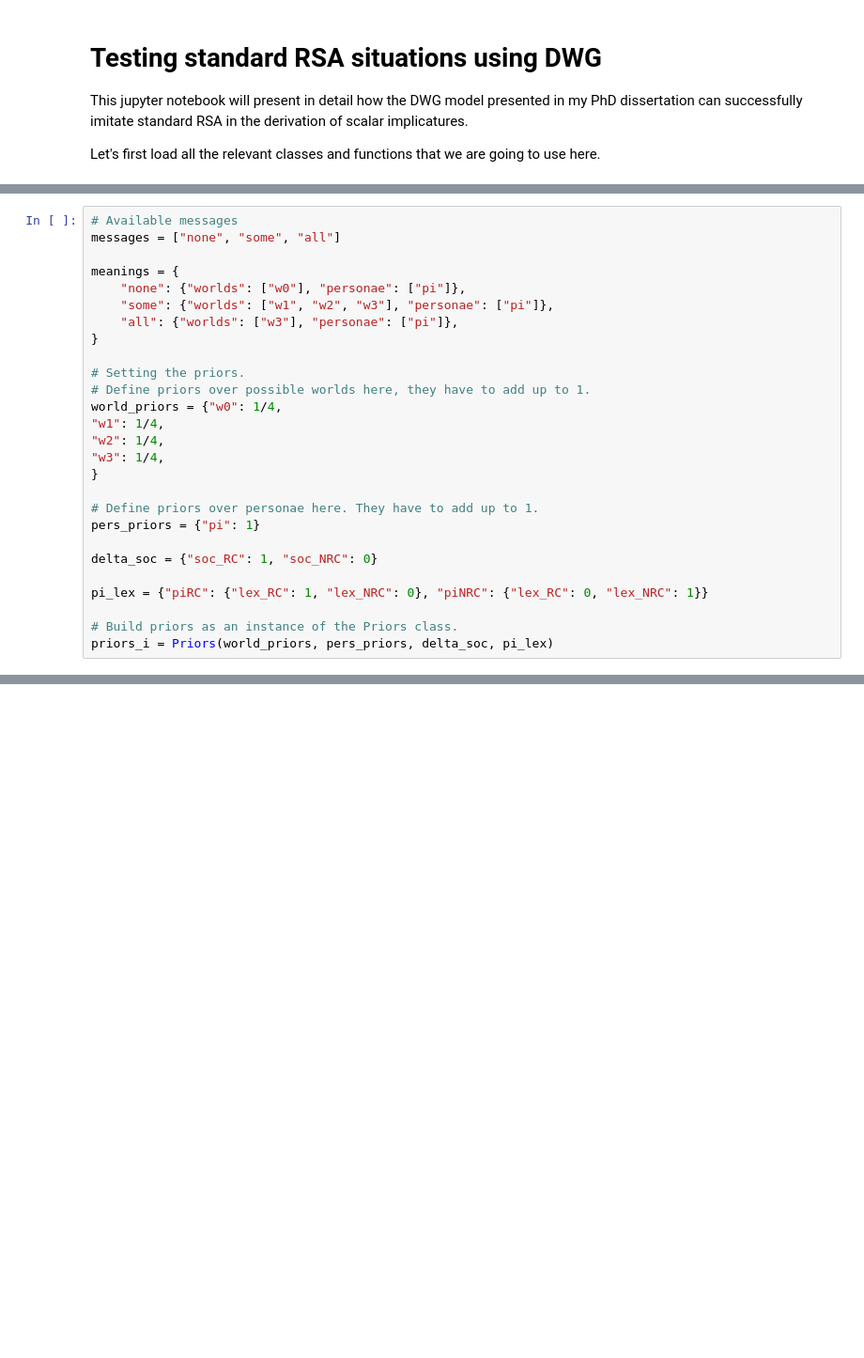
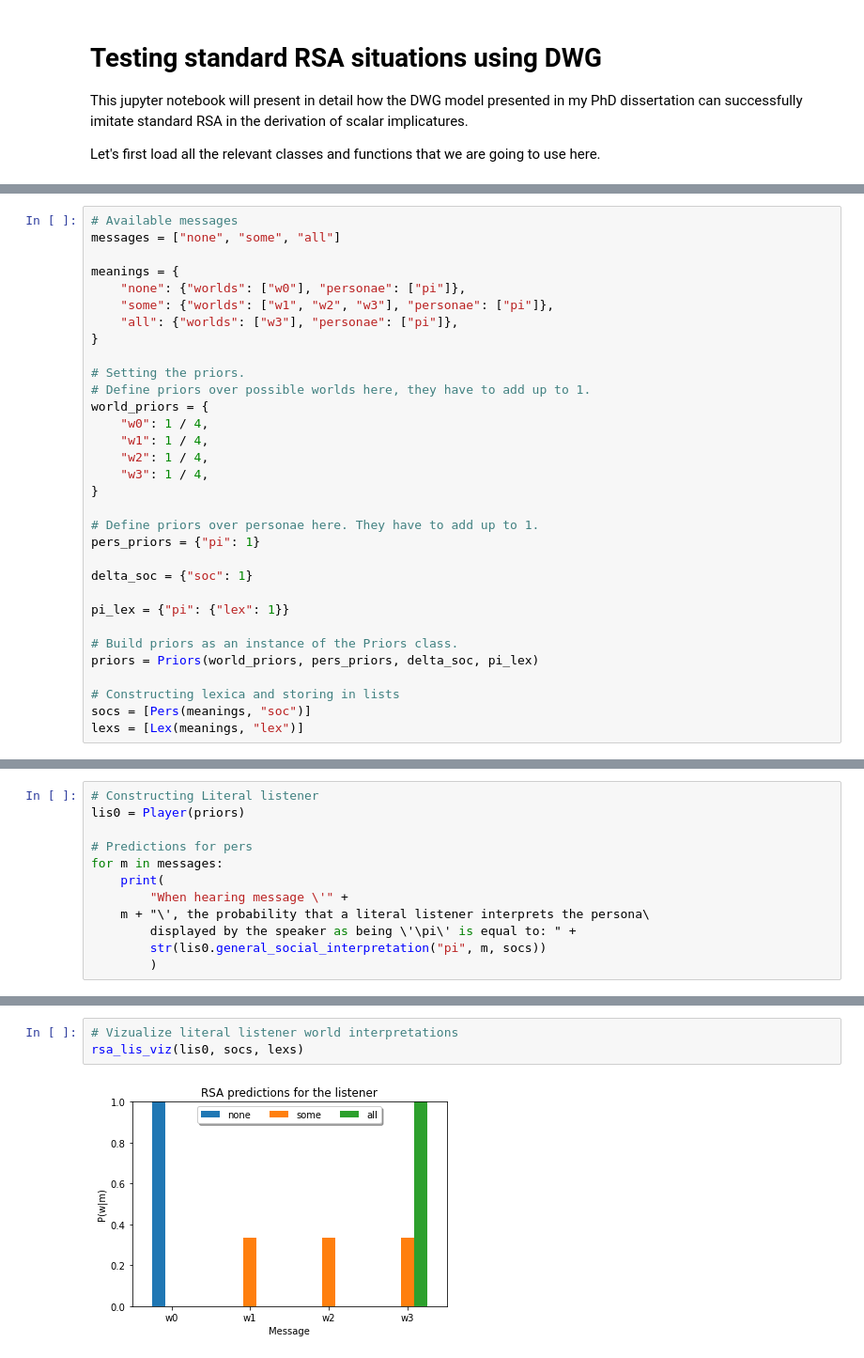
Before and after one commit to LangdP/DWG, a Jupyter notebook: RSA.ipynb, the cells around one changed output, grey strips where cells are left out. Shown: that part at 94% size. Drawn from its saved outputs; the diff is of its cells as text; blank space fills up the shorter version.

```diff
--- a/RSA.ipynb
+++ b/RSA.ipynb
@@ -26,18 +27,23 @@ meanings = {
 
 # Setting the priors.
 # Define priors over possible worlds here, they have to add up to 1.
-world_priors = {"w0": 1/4,
-"w1": 1/4,
-"w2": 1/4,
-"w3": 1/4,
+world_priors = {
+    "w0": 1 / 4,
+    "w1": 1 / 4,
+    "w2": 1 / 4,
+    "w3": 1 / 4,
 }
 
 # Define priors over personae here. They have to add up to 1.
 pers_priors = {"pi": 1}
 
-delta_soc = {"soc_RC": 1, "soc_NRC": 0}
+delta_soc = {"soc": 1}
 
-pi_lex = {"piRC": {"lex_RC": 1, "lex_NRC": 0}, "piNRC": {"lex_RC": 0, "lex_NRC": 1}}
+pi_lex = {"pi": {"lex": 1}}
 
 # Build priors as an instance of the Priors class.
-priors_i = Priors(world_priors, pers_priors, delta_soc, pi_lex)
+priors = Priors(world_priors, pers_priors, delta_soc, pi_lex)
+
+# Constructing lexica and storing in lists
+socs = [Pers(meanings, "soc")]
+lexs = [Lex(meanings, "lex")]
@@ -43,0 +59,12 @@ priors_i = Priors(world_priors, pers_priors, delta_soc, pi_lex)
+# %%
+# Constructing Literal listener
+lis0 = Player(priors)
+
+# Predictions for pers
+for m in messages:
+    print(
+        "When hearing message \'" +
+    m + "\', the probability that a literal listener interprets the persona\
+        displayed by the speaker as being \'\pi\' is equal to: " +
+        str(lis0.general_social_interpretation("pi", m, socs))
+        )
@@ -43,0 +77,5 @@ priors_i = Priors(world_priors, pers_priors, delta_soc, pi_lex)
+# %%
+# Vizualize literal listener world interpretations
+rsa_lis_viz(lis0, socs, lexs)
+# %% [output]
+[figure, added]
```
Also changed, not shown: parts of 17 cells of this notebook, 4 other files.
